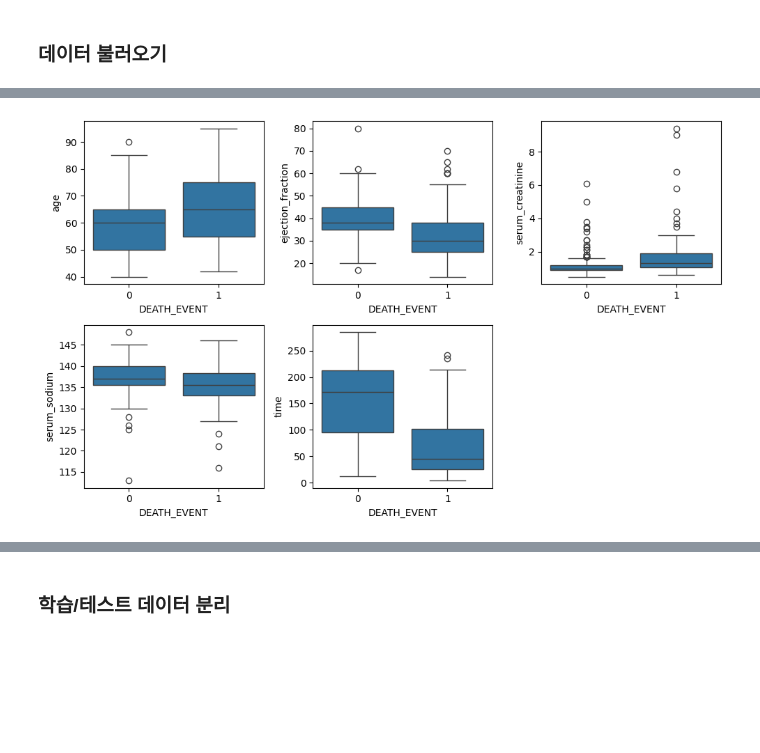
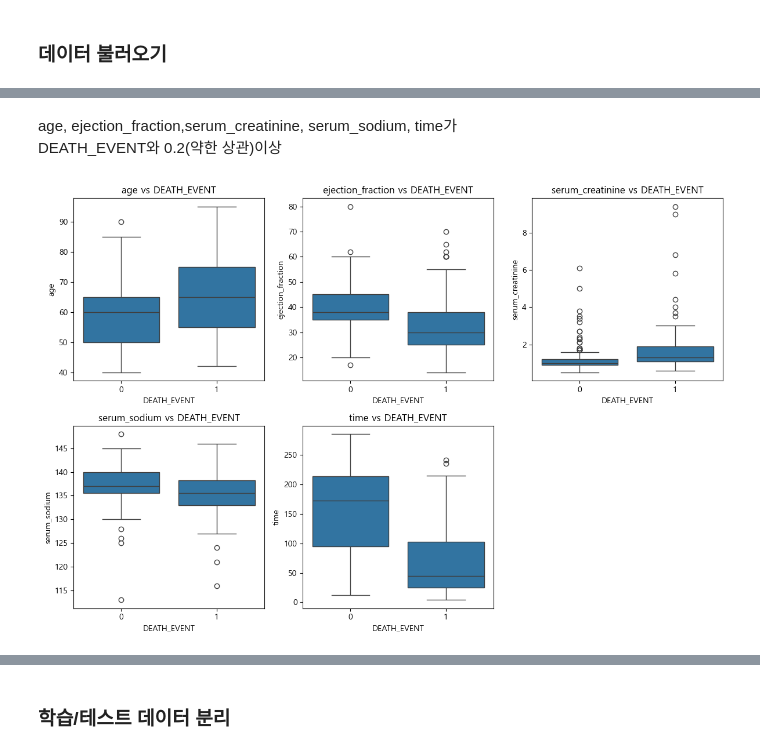
Before and after one commit to howith29/Heart_Failure_Prediction, a Jupyter notebook: heart_failure._final.ipynb, the cells around one changed output, grey strips where cells are left out. Saved outputs shown, nothing was run; the diff lists cells and outputs as text; code cells hidden in the pictures; blank space fills up the shorter version.

```diff
--- a/heart_failure._final.ipynb
+++ b/heart_failure._final.ipynb
@@ -40,26 +61,20 @@ sns.heatmap(corrmat, cmap=cmap, annot=True, square=True)
-# %%
-#데이터 시각화 및 이상치 확인
-plt.figure(figsize=(10, 6))
-
-plt.subplot(2, 3, 1)
-sns.boxplot(x="DEATH_EVENT", y="age", data=df)
-
-plt.subplot(2, 3, 2)
-sns.boxplot(x="DEATH_EVENT", y="ejection_fraction", data=df)
-
-plt.subplot(2, 3, 3)
-sns.boxplot(x="DEATH_EVENT", y="serum_creatinine", data=df)
-
-plt.subplot(2, 3, 4)
-sns.boxplot(x="DEATH_EVENT", y="serum_sodium", data=df)
-
-plt.subplot(2, 3, 5)
-sns.boxplot(x="DEATH_EVENT", y="time", data=df)
-
-plt.tight_layout()
-plt.show()
-# %% [output]
-[figure, removed]
+# %% [markdown]
+age, ejection_fraction,serum_creatinine, serum_sodium, time가
+DEATH_EVENT와 0.2(약한 상관)이상
+# %%
+# 주요 수치형 변수의 이상치 확인 (Boxplot)
+plt.figure(figsize=(12, 8))
+
+features = ['age', 'ejection_fraction', 'serum_creatinine', 'serum_sodium', 'time']
+for idx, feature in enumerate(features, 1):
+    plt.subplot(2, 3, idx)
+    sns.boxplot(x='DEATH_EVENT', y=feature, data=df)
+    plt.title(f'{feature} vs DEATH_EVENT')
+
+plt.tight_layout()
+plt.show()
+# %% [output]
+[figure, added]
 # %%
 # 이상치 개수 확인 (IQR 기준)
 def find_outliers_iqr(data_column):
```
Also changed, not shown: parts of 23 cells of this notebook.
